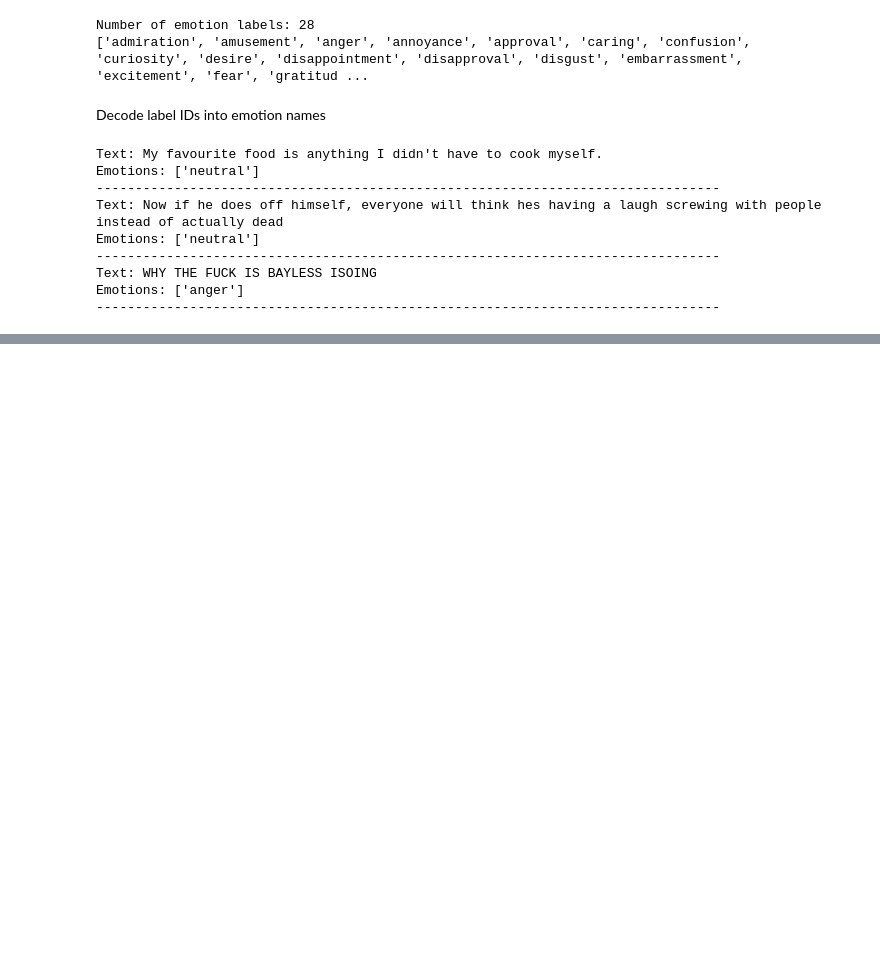
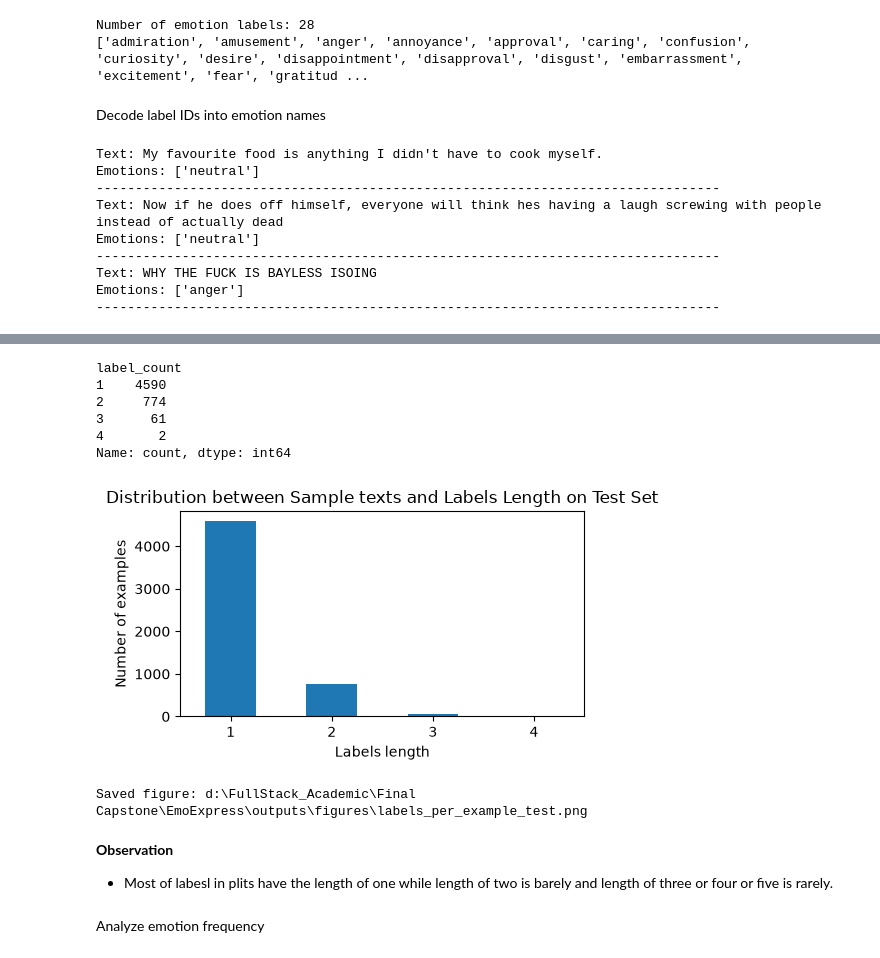
Before and after one commit to nelsonKat0522/AI_EmotionExpress, a Jupyter notebook: notebooks/00_Data_Exploration_and_Preprocessing.ipynb, the cells around one changed output, grey strips where cells are left out. Drawn from its saved outputs; the diff is of its cells as text; code cells hidden in the pictures; blank space fills up the shorter version.

```diff
--- a/notebooks/00_Data_Exploration_and_Preprocessing.ipynb
+++ b/notebooks/00_Data_Exploration_and_Preprocessing.ipynb
@@ -143,0 +327,31 @@ Emotions: ['anger']
+# %%
+# print counting number of labels in test set
+print(label_count_test_df)
+# plot
+plt.figure(figsize=(5, 3))
+label_count_test_df.plot(kind="bar")
+plt.title("Distribution between Sample texts and Labels Length on Test Set")
+plt.xlabel("Labels length")
+plt.ylabel("Number of examples")
+plt.xticks(rotation=0)
+plt.tight_layout()
+
+figure_path = FIGURE_DIR / "labels_per_example_test.png"
+plt.savefig(figure_path, dpi=300)
+plt.show()
+
+print("Saved figure:", figure_path)
+# %% [output]
+label_count
+1    4590
+2     774
+3      61
+4       2
+Name: count, dtype: int64
+[figure, added]
+Saved figure: d:\FullStack_Academic\Final Capstone\EmoExpress\outputs\figures\labels_per_example_test.png
+# %% [markdown]
+**Observation**
+- Most of labesl in plits have the length of one while length of two is barely and length of three or four or five is rarely.
+# %% [markdown]
+Analyze emotion frequency
```
Also changed, not shown: parts of 47 cells of this notebook, 8 other files.
